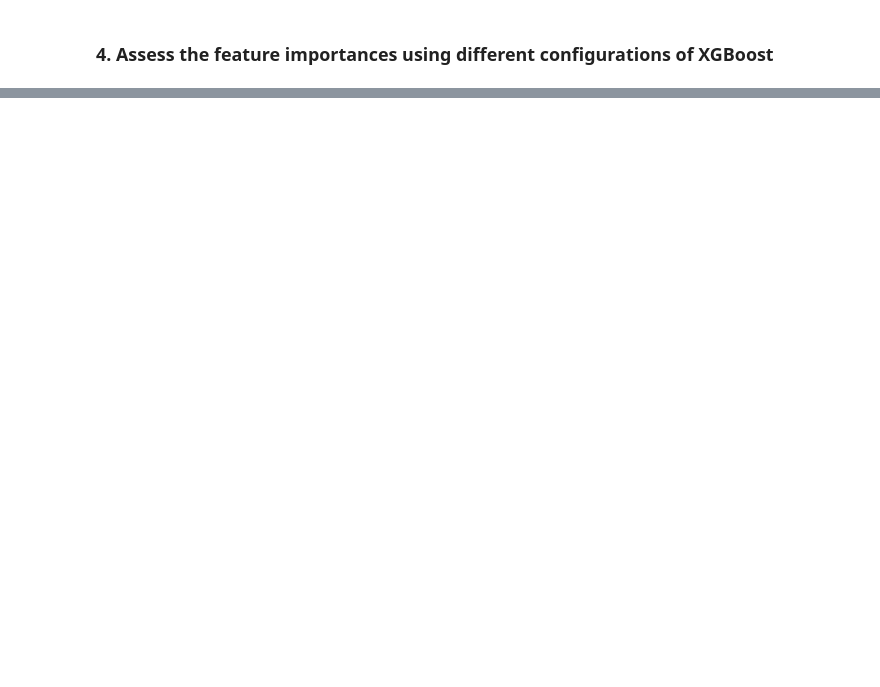
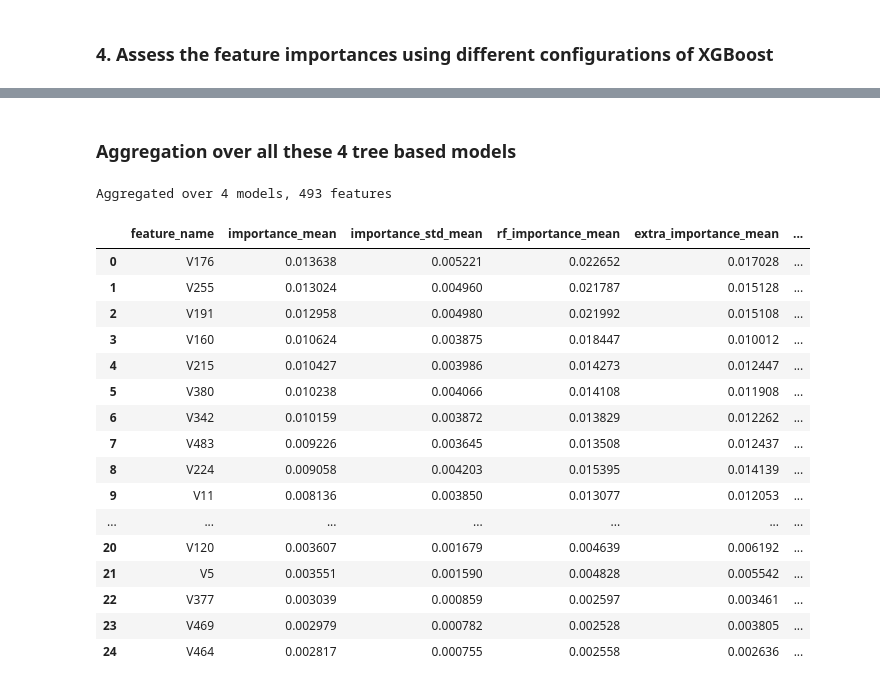
Before and after one commit to Michael-Pytel/cost-sensitive-predictive-modeling, a Jupyter notebook: notebooks/03_trees_feature_importance_analysis.ipynb, the cells around one changed output, grey strips where cells are left out. Saved outputs shown, nothing was run; the diff lists cells and outputs as text; code cells hidden in the pictures; blank space fills up the shorter version.

```diff
--- a/notebooks/03_trees_feature_importance_analysis.ipynb
+++ b/notebooks/03_trees_feature_importance_analysis.ipynb
@@ -289,0 +337,66 @@ Top 20 features by mean importance:
+# %% [markdown]
+### Aggregation over all these 4 tree based models
+# %%
+MODEL_TYPES = ['rf', 'extra', 'lgbm', 'xgb']
+
+def normalize_summary(summary):
+    s = summary.copy()
+    total = s['importance_mean'].sum()
+    s['importance_mean'] = s['importance_mean'] / total
+    s['importance_std'] = s['importance_std'] / total
+    return s
+
+summaries = {
+    'rf': normalize_summary(rf_summary),
+    'extra': normalize_summary(extra_summary),
+    'lgbm': normalize_summary(lgbm_summary),
+    'xgb': normalize_summary(xgb_summary),
+}
+
+parts = []
+for mt in MODEL_TYPES:
+    s = summaries[mt][['feature_name', 'importance_mean', 'importance_std']].copy()
+    s = s.rename(columns={
+        'importance_mean': f'{mt}_importance_mean',
+        'importance_std': f'{mt}_importance_std',
+    })
+    parts.append(s)
+
+merged = parts[0]
+for part in parts[1:]:
+    merged = merged.merge(part, on='feature_name', how='outer')
+
+mean_cols = [f'{mt}_importance_mean' for mt in MODEL_TYPES]
+std_cols = [f'{mt}_importance_std' for mt in MODEL_TYPES]
+
+merged['importance_mean'] = merged[mean_cols].mean(axis=1)
+merged['importance_std_mean'] = merged[std_cols].mean(axis=1)
+
+aggregate_summary = (
+    merged[['feature_name', 'importance_mean', 'importance_std_mean'] + mean_cols + std_cols]
+    .sort_values('importance_mean', ascending=False)
+    .reset_index(drop=True)
+)
+aggregate_summary['rank'] = np.arange(1, len(aggregate_summary) + 1)
+
+print(f'Aggregated over {len(MODEL_TYPES)} models, {len(aggregate_summary)} features')
+display(aggregate_summary.head(25))
+# %% [output]
+Aggregated over 4 models, 493 features
+|  | feature_name | importance_mean | importance_std_mean | rf_importance_mean | extra_importance_mean | ... |
+| 0 | V176 | 0.013638 | 0.005221 | 0.022652 | 0.017028 | ... |
+| 1 | V255 | 0.013024 | 0.004960 | 0.021787 | 0.015128 | ... |
+| 2 | V191 | 0.012958 | 0.004980 | 0.021992 | 0.015108 | ... |
+| 3 | V160 | 0.010624 | 0.003875 | 0.018447 | 0.010012 | ... |
+| 4 | V215 | 0.010427 | 0.003986 | 0.014273 | 0.012447 | ... |
+| 5 | V380 | 0.010238 | 0.004066 | 0.014108 | 0.011908 | ... |
+| 6 | V342 | 0.010159 | 0.003872 | 0.013829 | 0.012262 | ... |
+| 7 | V483 | 0.009226 | 0.003645 | 0.013508 | 0.012437 | ... |
+| 8 | V224 | 0.009058 | 0.004203 | 0.015395 | 0.014139 | ... |
+| 9 | V11 | 0.008136 | 0.003850 | 0.013077 | 0.012053 | ... |
+| ... | ... | ... | ... | ... | ... | ... |
+| 20 | V120 | 0.003607 | 0.001679 | 0.004639 | 0.006192 | ... |
+| 21 | V5 | 0.003551 | 0.001590 | 0.004828 | 0.005542 | ... |
+| 22 | V377 | 0.003039 | 0.000859 | 0.002597 | 0.003461 | ... |
+| 23 | V469 | 0.002979 | 0.000782 | 0.002528 | 0.003805 | ... |
+| 24 | V464 | 0.002817 | 0.000755 | 0.002558 | 0.002636 | ... |
```
Also changed, not shown: parts of 7 cells of this notebook, 15 other files.
